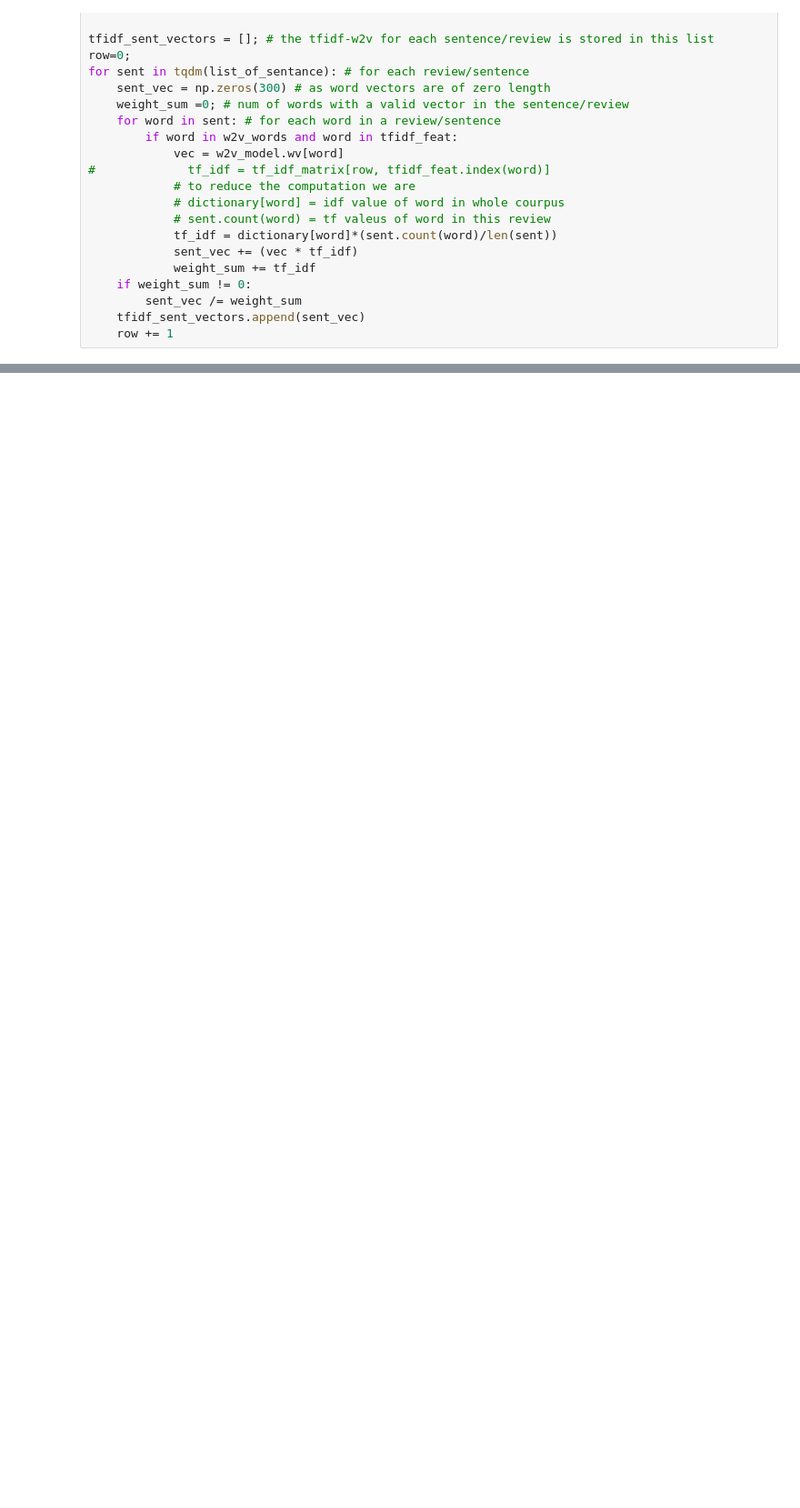
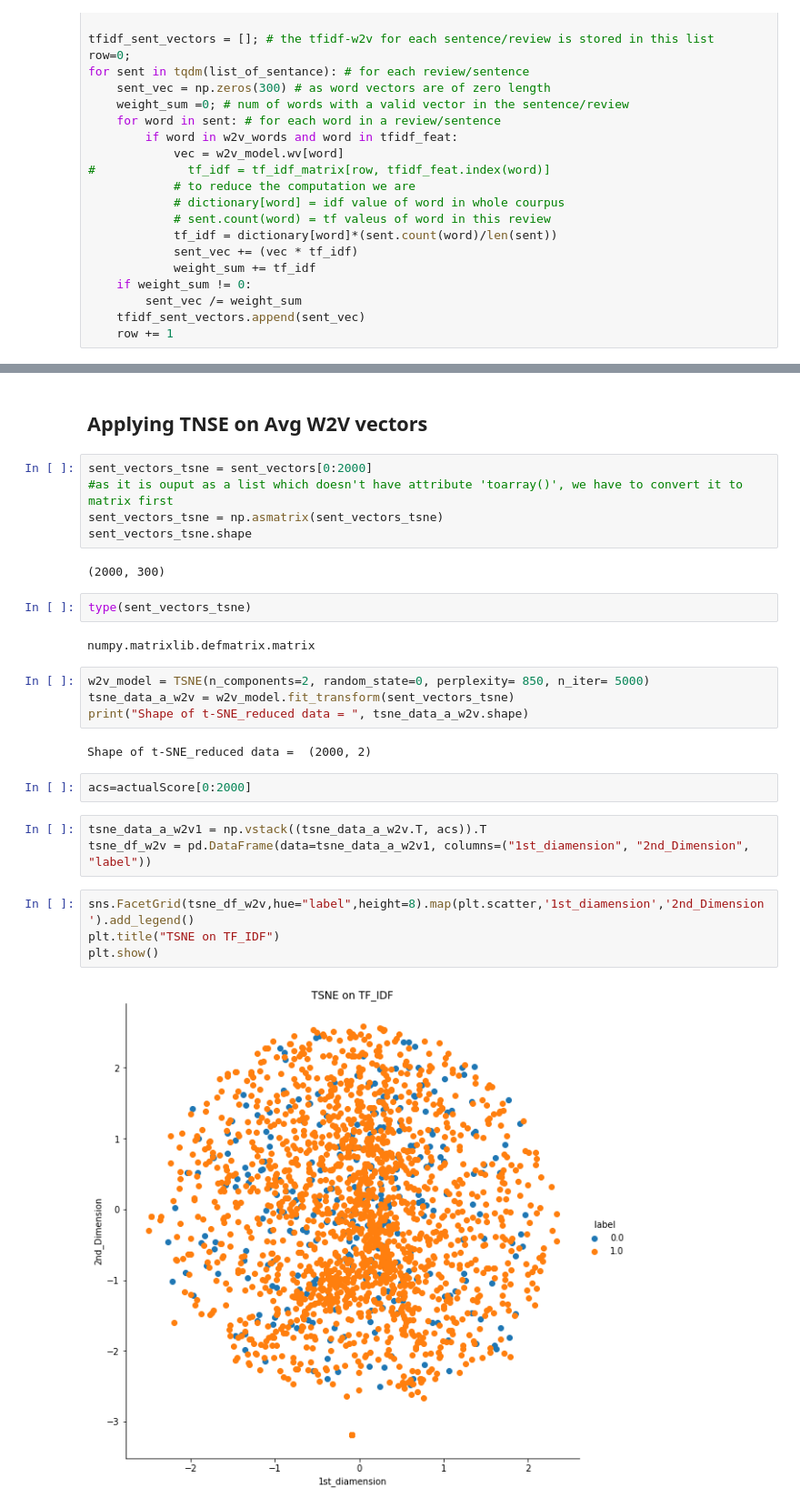
Before and after one commit to deveshSingh06/Food_Reviews_Project, a Jupyter notebook: Amazon Fine Food Reviews Analysis.ipynb, the cells around one changed output, grey strips where cells are left out. Shown at 91% size. Drawn from its saved outputs; the diff is of its cells as text; blank space fills up the shorter version.

```diff
--- a/Amazon Fine Food Reviews Analysis.ipynb
+++ b/Amazon Fine Food Reviews Analysis.ipynb
@@ -531,0 +588,30 @@ for sent in tqdm(list_of_sentance): # for each review/sentence
+# %% [markdown]
+## Applying TNSE on Avg W2V vectors
+# %%
+sent_vectors_tsne = sent_vectors[0:2000]
+#as it is ouput as a list which doesn't have attribute 'toarray()', we have to convert it to matrix first
+sent_vectors_tsne = np.asmatrix(sent_vectors_tsne)
+sent_vectors_tsne.shape
+# %% [output]
+(2000, 300)
+# %%
+type(sent_vectors_tsne)
+# %% [output]
+numpy.matrixlib.defmatrix.matrix
+# %%
+w2v_model = TSNE(n_components=2, random_state=0, perplexity= 850, n_iter= 5000)
+tsne_data_a_w2v = w2v_model.fit_transform(sent_vectors_tsne)
+print("Shape of t-SNE_reduced data = ", tsne_data_a_w2v.shape)
+# %% [output]
+Shape of t-SNE_reduced data =  (2000, 2)
+# %%
+acs=actualScore[0:2000]
+# %%
+tsne_data_a_w2v1 = np.vstack((tsne_data_a_w2v.T, acs)).T
+tsne_df_w2v = pd.DataFrame(data=tsne_data_a_w2v1, columns=("1st_diamension", "2nd_Dimension", "label"))
+# %%
+sns.FacetGrid(tsne_df_w2v,hue="label",height=8).map(plt.scatter,'1st_diamension','2nd_Dimension').add_legend()
+plt.title("TSNE on TF_IDF")
+plt.show()
+# %% [output]
+[figure, added]
```
Also changed, not shown: parts of 36 cells of this notebook.
